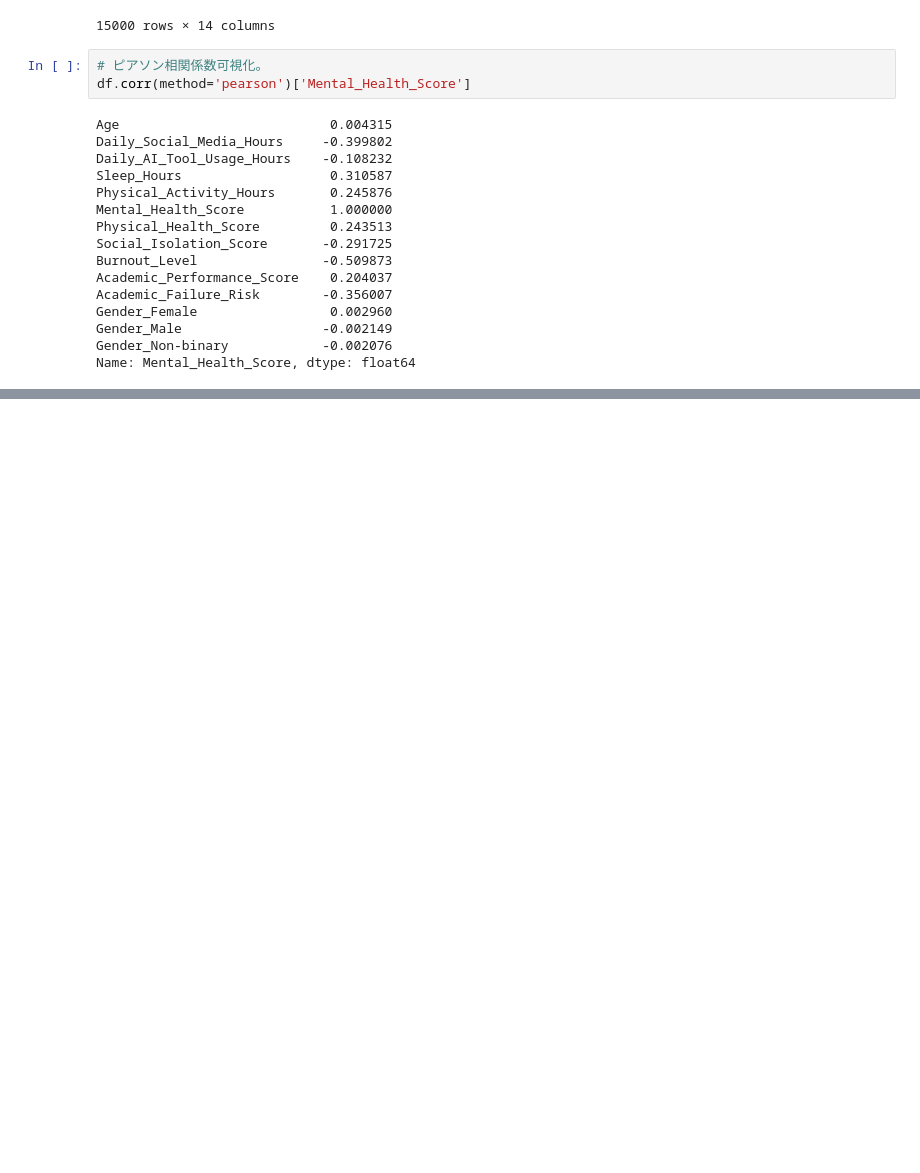
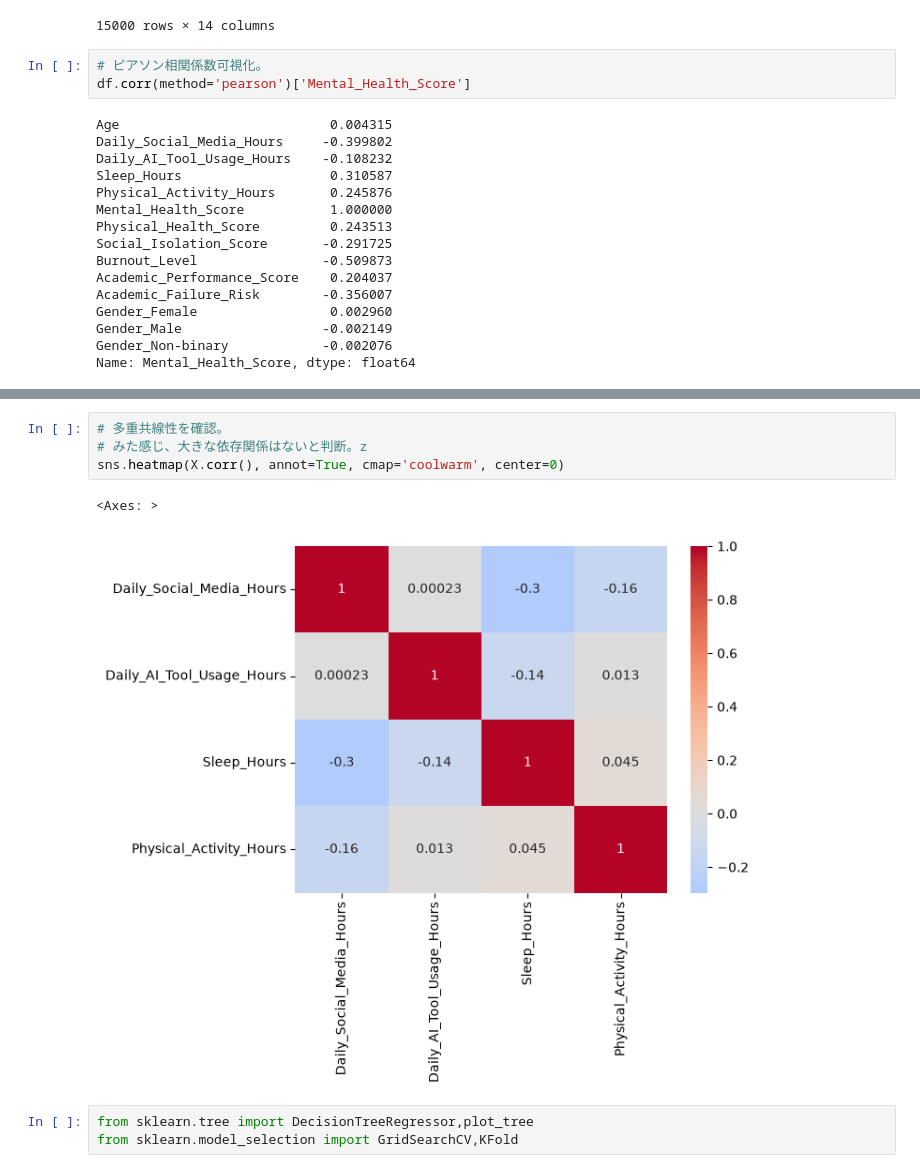
Before and after one commit to origamider/MooMet, a Jupyter notebook: ml/train.ipynb, the cells around one changed output, grey strips where cells are left out. Saved outputs shown, nothing was run; the diff lists cells and outputs as text; blank space fills up the shorter version.

```diff
--- a/ml/train.ipynb
+++ b/ml/train.ipynb
@@ -123,0 +143,10 @@ X_train, X_test, y_train, y_test = train_test_split(
+# %%
+# 多重共線性を確認。
+# みた感じ、大きな依存関係はないと判断。z
+sns.heatmap(X.corr(), annot=True, cmap='coolwarm', center=0)
+# %% [output]
+<Axes: >
+[figure, added]
+# %%
+from sklearn.tree import DecisionTreeRegressor,plot_tree
+from sklearn.model_selection import GridSearchCV,KFold
```
Also changed, not shown: parts of 9 cells of this notebook, 2 other files.
